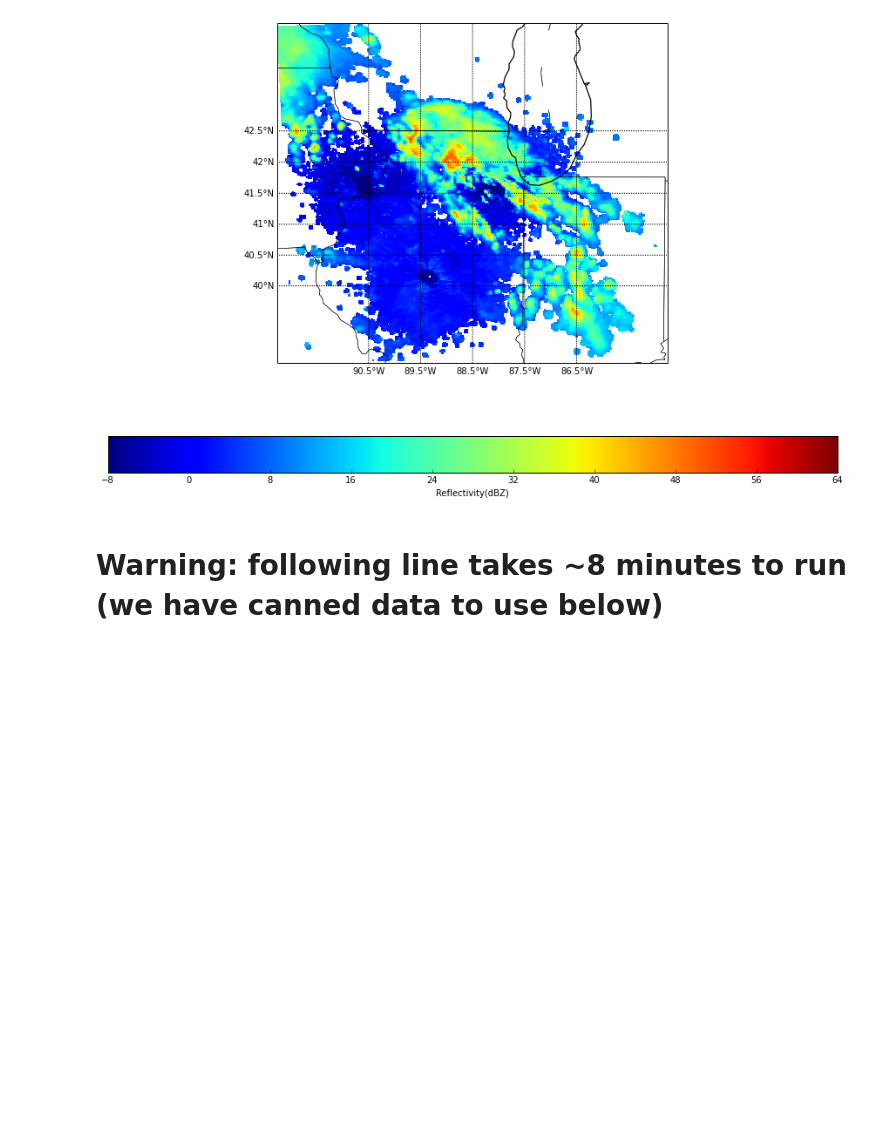
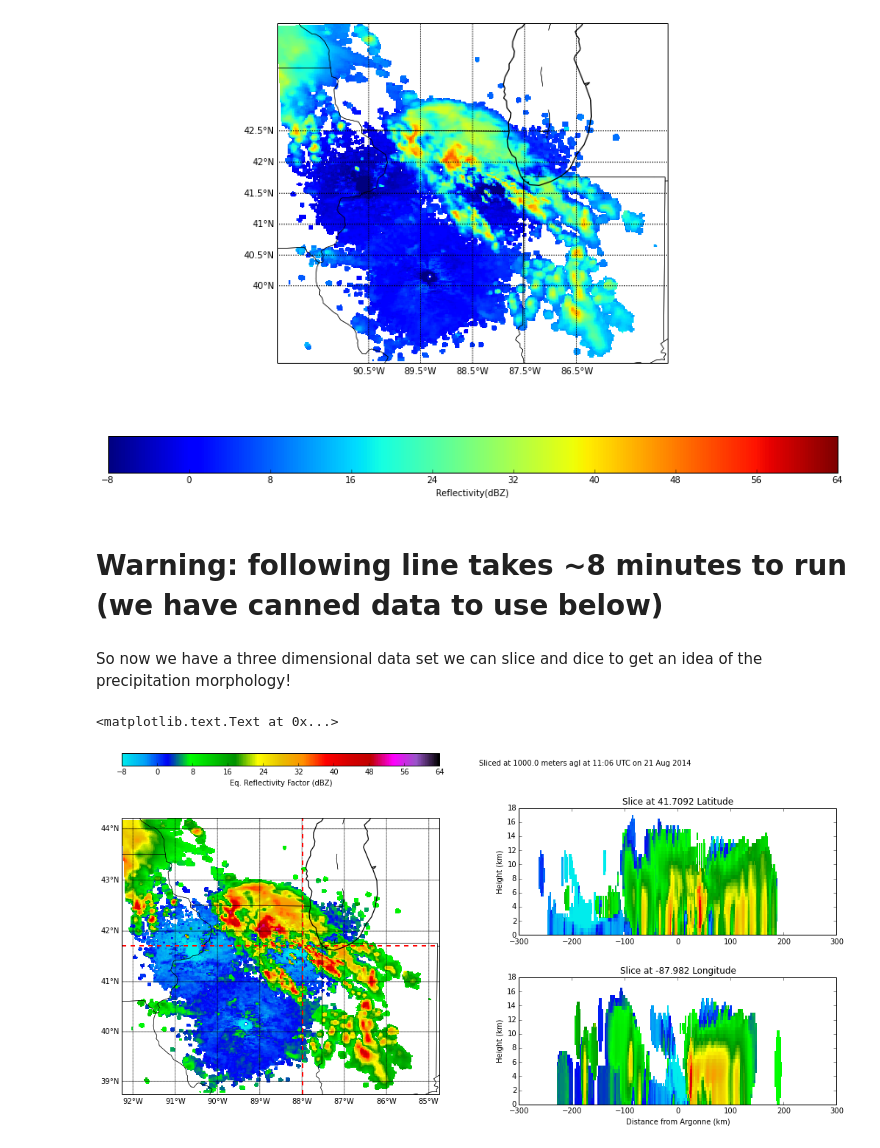
Before and after one commit to openradar/pyart_short_course, a Jupyter notebook: 4 Gridding multiple NEXRAD to a mesh.ipynb, the cells around one changed output. Saved outputs shown, nothing was run; the diff lists cells and outputs as text; code cells hidden in the pictures; blank space fills up the shorter version.

```diff
--- a/4 Gridding multiple NEXRAD to a mesh.ipynb
+++ b/4 Gridding multiple NEXRAD to a mesh.ipynb
@@ -188,0 +222,50 @@ mesh_mapped_ALL_3d = pyart.map.grid_from_radars((joliet_radar,davenport_radar,li
+# %%
+mesh_mapped_ALL_3d = pyart.io.read_grid('data/IL_grid.nc')
+# %% [markdown]
+So now we have a three dimensional data set we can slice and dice to get an idea of the precipitation morphology!
+# %%
+display = pyart.graph.GridMapDisplay(mesh_mapped_ALL_3d)
+fig = plt.figure(figsize=[15, 8])
+map_panel_axes = [0.05, 0.05, .4, .80]
+x_cut_panel_axes = [0.55, 0.10, .4, .30]
+y_cut_panel_axes = [0.55, 0.50, .4, .30]
+colorbar_panel_axes = [0.05, 0.90, .4, .03]
+
+# parameters
+
+level = 2
+vmin = -8
+vmax = 64
+lat = 41.7092
+lon = -87.9820
+
+# panel 1, basemap and radar reflectivity
+
+ax1 = fig.add_axes(map_panel_axes)
+display.plot_basemap(resolution='i')
+display.plot_grid('reflectivity', level=level, vmin=vmin, vmax=vmax, cmap=pyart.graph.cm.NWSRef)
+display.plot_crosshairs(lon=lon, lat=lat)
+
+cbax = fig.add_axes(colorbar_panel_axes)
+display.plot_colorbar(label='Eq. Reflectivity Factor (dBZ)', cax = cbax )
+
+# panel 2, longitude slice.
+ax2 = fig.add_axes(x_cut_panel_axes)
+display.plot_longitude_slice('reflectivity', lon=lon, lat=lat,
+                             cmap=pyart.graph.cm.NWSRef, vmin=vmin, vmax=vmax)
+ax2.set_xlabel('Distance from Argonne (km)')
+
+# panel 3, latitude slice
+ax3 = fig.add_axes(y_cut_panel_axes)
+display.plot_latitude_slice('reflectivity', lon=lon, lat=lat,
+                            cmap=pyart.graph.cm.NWSRef, vmin=vmin, vmax=vmax)
+
+# add a title
+slc_height = mesh_mapped_ALL_3d.axes['z_disp']['data'][level]
+dts = num2date(mesh_mapped_ALL_3d.axes['time']['data'], mesh_mapped_ALL_3d.axes['time']['units'])
+datestr = dts[0].strftime('%H:%M UTC on %d %b %Y')
+title = 'Sliced at ' + str(slc_height) + ' meters agl at ' + datestr
+fig.text(0.5, 0.9, title)
+# %% [output]
+<matplotlib.text.Text at 0x...>
+[figure, added]
```
Also changed, not shown: parts of 10 cells of this notebook, 2 other files.
